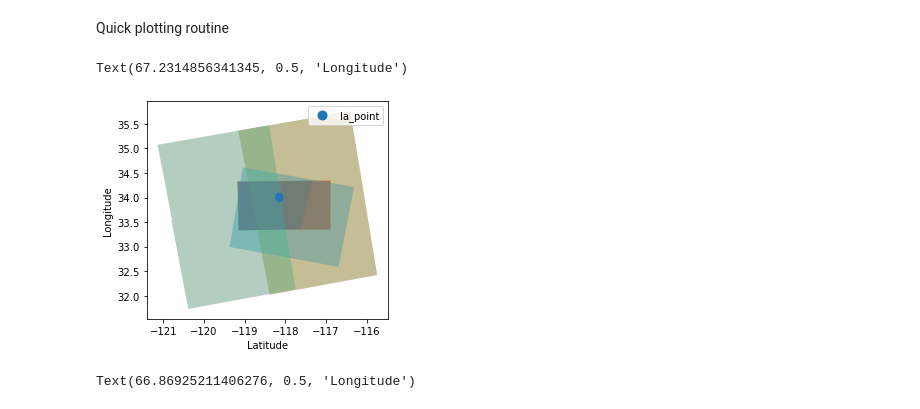
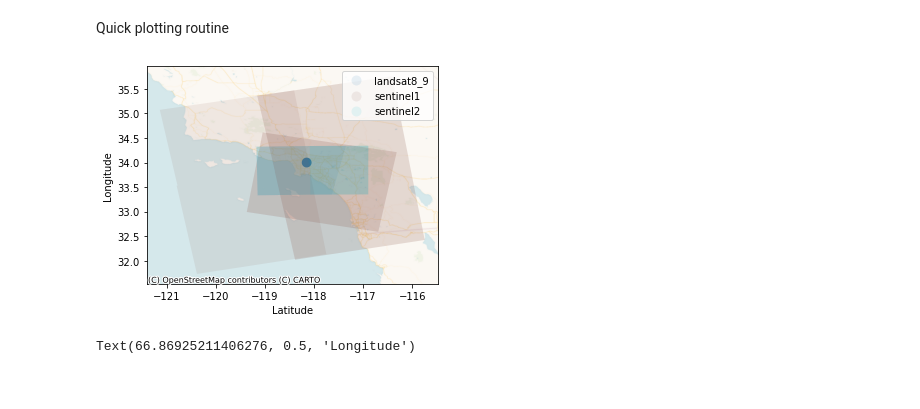
Before and after one commit to OPERA-Cal-Val/OPERA_coverage, a Jupyter notebook: notebooks/Demo.ipynb, the cells around one changed output. Saved outputs shown, nothing was run; the diff lists cells and outputs as text; code cells hidden in the pictures.

```diff
--- a/notebooks/Demo.ipynb
+++ b/notebooks/Demo.ipynb
@@ -15,7 +16,7 @@ import matplotlib.pyplot as plt
 Select a shapely geometry (Point with buffer or Polygon) and a daterange as a list of two datetime objects. From the sensor_list, choose any number of sensors from ['sentinel1','sentinel2','landsat8_9']. Then call the get_coverage function.
 # %%
 la_point = Point(-118.15,34.00).buffer(0.1)
-daterange = [datetime(2022,1,1),datetime(2022,2,1)]
+daterange = [datetime(2022,1,1),datetime(2022,1,14)]
 sensor_list = ['sentinel1','sentinel2','landsat8_9']
 df = get_coverage(sensor_list,la_point,daterange)
 # %% [markdown]
@@ -54,18 +52,18 @@ Timedelta('1 days 15:35:27.855833333')
 # %% [markdown]
 The shape2gdf function can convert any shapely geometry to a dataframe, making it easier to plot along with the acquisitions.
 # %%
-la_df = shape2gdf(la_point, 'la_point')
+la_df = shape2gdf(la_point, 'AOI')
 # %% [markdown]
 Quick plotting routine
 # %%
 fig,ax = plt.subplots()
-df.plot(column='fileID',ax=ax,alpha = 0.25)
 la_df.plot(column='label',ax=ax, legend=True)
+df.plot(column='sensor',ax=ax,alpha = 0.1,legend=True)
 plt.xlabel('Latitude')
 plt.ylabel('Longitude')
+cx.add_basemap(ax=ax,crs='EPSG:4326',source=cx.providers.CartoDB.VoyagerNoLabels)
 # %% [output]
-Text(67.2314856341345, 0.5, 'Longitude')
-[figure, old version]
+[figure, new version]
 # %%
 fig,ax = plt.subplots()
 df.plot(column='startTime',ax=ax,alpha = 0.25,categorical=True)
```
Also changed, not shown: parts of 4 cells of this notebook, 2 other files.
